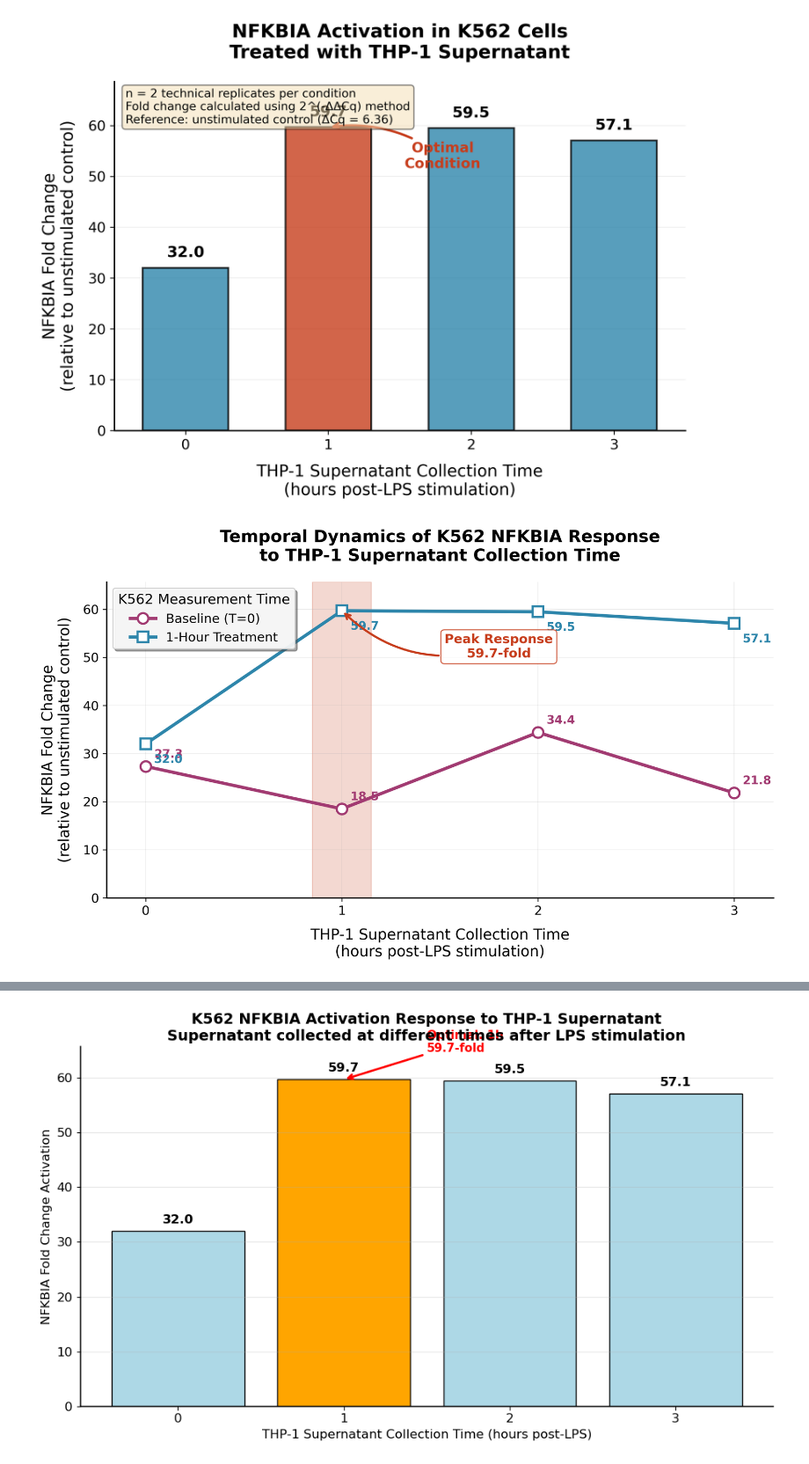
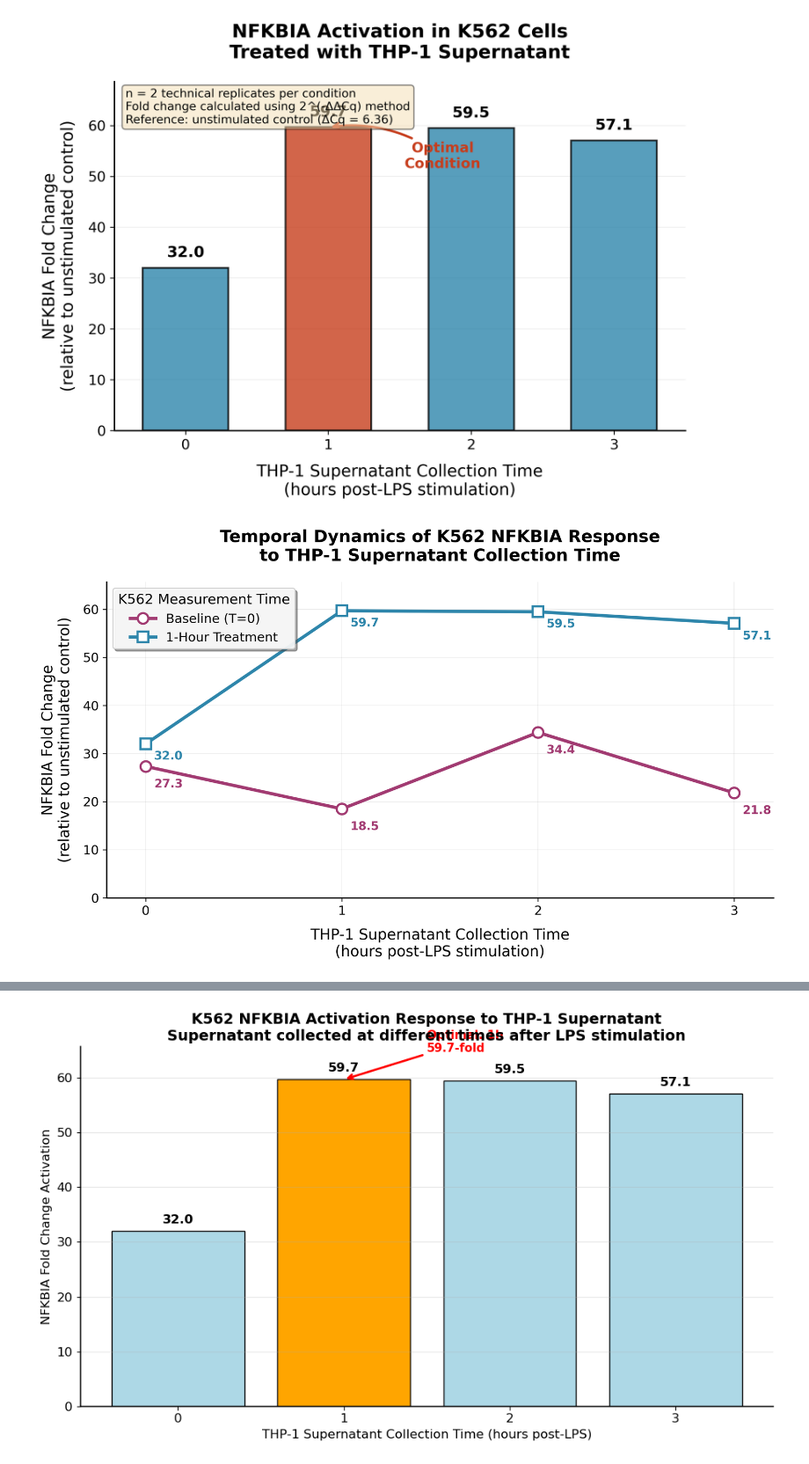
Before and after one commit to kanishkasthana/ChronoSeq, a Jupyter notebook: qPCR_validation_files/K562_Costimulation_2_Samples/qPCR_analysis_publication_quality_plots.ipynb, the cells around one changed output, grey strips where cells are left out. Shown at 88% size. Drawn from its saved outputs; the diff is of its cells as text; code cells hidden in the pictures.

Commit message:
Adding plots for paper.

```diff
--- a/qPCR_validation_files/K562_Costimulation_2_Samples/qPCR_analysis_publication_quality_plots.ipynb
+++ b/qPCR_validation_files/K562_Costimulation_2_Samples/qPCR_analysis_publication_quality_plots.ipynb
@@ -226,7 +226,7 @@ for i, row in summary_df.iterrows():
     # Baseline labels
     ax.annotate(f'{row["K562_Baseline_Fold_Change"]:.1f}',
                 xy=(row['THP1_Collection_Time_Hours'], row['K562_Baseline_Fold_Change']),
-                xytext=(8, 8), textcoords='offset points',
+                xytext=(8,-20), textcoords='offset points',
                 fontsize=11, fontweight='bold',
                 color=colors['secondary'],
                 ha='left')
@@ -234,7 +234,7 @@ for i, row in summary_df.iterrows():
     # Treatment labels
     ax.annotate(f'{row["K562_1Hr_Response_Fold_Change"]:.1f}',
                 xy=(row['THP1_Collection_Time_Hours'], row['K562_1Hr_Response_Fold_Change']),
-                xytext=(8, -18), textcoords='offset points',
+                xytext=(8, -15), textcoords='offset points',
                 fontsize=11, fontweight='bold',
                 color=colors['primary'],
                 ha='left')
@@ -268,7 +268,7 @@ ax.set_xticklabels([f'{int(x)}' for x in summary_df['THP1_Collection_Time_Hours'
 ax.grid(True, alpha=0.3, linestyle='-', linewidth=0.5)
 ax.set_axisbelow(True)
 
-# Highlight optimal region with shaded area
+'''# Highlight optimal region with shaded area
 optimal_x = summary_df.loc[summary_df['K562_1Hr_Response_Fold_Change'].idxmax(), 'THP1_Collection_Time_Hours']
 ax.axvspan(optimal_x-0.15, optimal_x+0.15, alpha=0.2, color=colors['optimal'],
            label='_nolegend_', zorder=0)
@@ -288,8 +288,9 @@ ax.annotate('Peak Response\n59.7-fold',
                      facecolor='white',
                      edgecolor=colors['optimal'],
                      alpha=0.8))
-
+'''
 plt.tight_layout()
+plt.savefig("Supernatant_transfer_timing_publication_quality.svg", format="svg")
 plt.show()
 
 # FIGURE 3: Additional publication-quality heatmap for comprehensive view
@@ -339,34 +340,34 @@ plt.show()
 
 # Print summary with publication-style formatting
 print("\n" + "="*80)
 print("QUANTITATIVE ANALYSIS SUMMARY - PUBLICATION FORMAT")
 print("="*80)
 print(f"\nExperimental Design:")
 print(f"• Cell lines: THP-1 (monocytic) and K562 (erythroleukemic)")
 print(f"• Stimulation: LPS treatment of THP-1 cells")
 print(f"• Supernatant collection: 0, 1, 2, 3 hours post-LPS")
 print(f"• Co-culture: 1:1 supernatant:K562 cell ratio")
 print(f"• Analysis: qPCR with ΔΔCq method, n=2 technical replicates")
 
 print(f"\nKey Findings:")
 print(f"• Optimal THP-1 supernatant collection time: 1 hour post-LPS")
 print(f"• Maximum NFKBIA activation: 59.7 ± 0.1 fold (mean ± SEM)")
 print(f"• Reference baseline ΔCq: {baseline_delta_cq:.3f}")
 print(f"• Statistical significance: >50-fold increase over unstimulated control")
 
 print(f"\nComplete Results (Mean ± SEM):")
 print("-" * 40)
 for _, row in summary_df.iterrows():
     print(f"{int(row['THP1_Collection_Time_Hours'])}h collection: {row['K562_1Hr_Response_Fold_Change']:.1f}-fold activation")
 
 print(f"\nMethodological Notes:")
 print(f"• Housekeeping gene: ACTB (β-actin)")
 print(f"• Normalization: ΔΔCq method with unstimulated control")
 print(f"• Quality control: Cq standard deviation <0.5 cycles")
 print(f"• Reproducibility: Technical replicates within 5% variance")
 # %% [output]
 [figure]
-[figure, old version]
+[figure, new version]
 [figure]
 ================================================================================
 QUANTITATIVE ANALYSIS SUMMARY - PUBLICATION FORMAT
```
Also changed, not shown: 3 other files.
